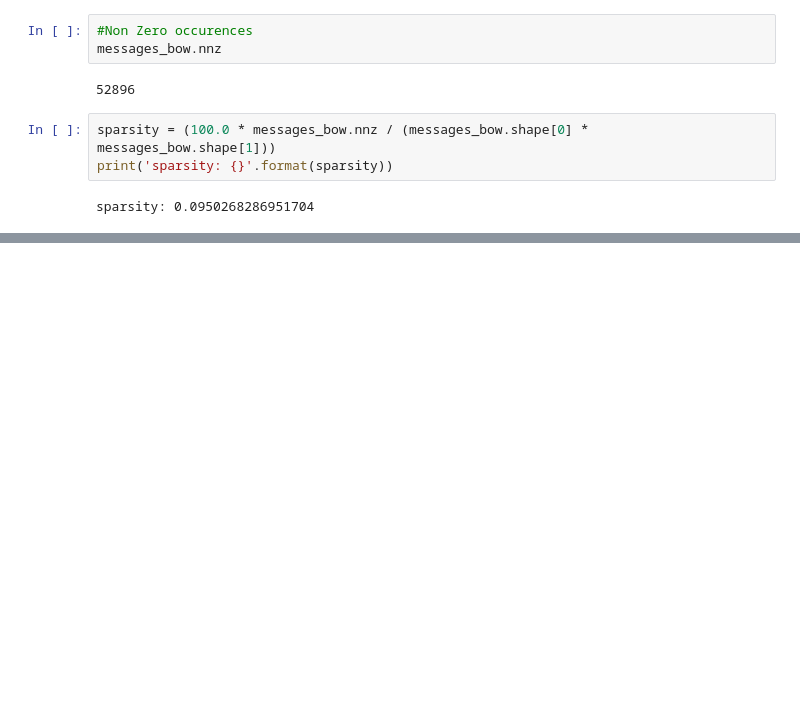
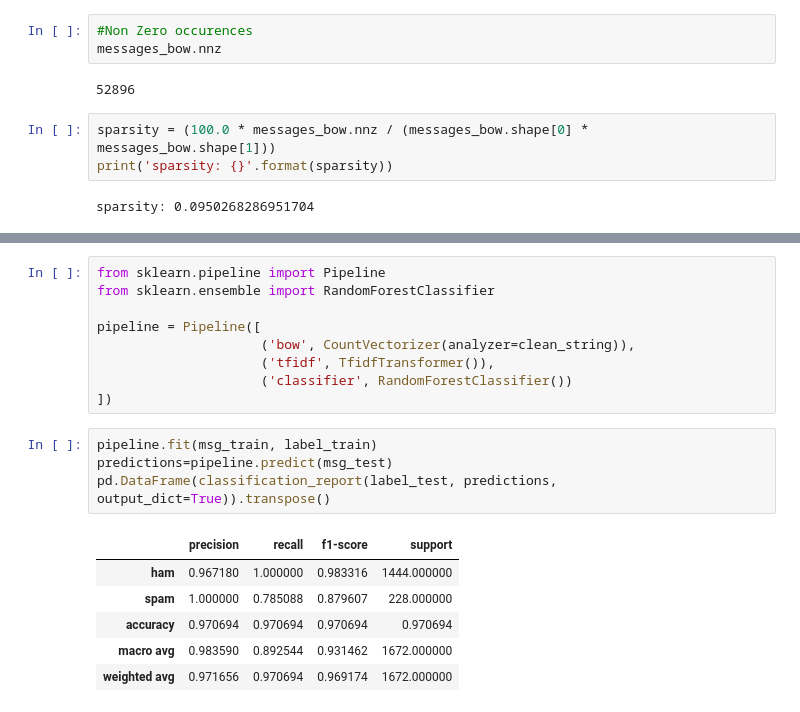
Before and after one commit to sku1978/sk-share-repo, a Jupyter notebook: ML/Natural Language Processing/spam-ham.ipynb, the cells around one changed output, grey strips where cells are left out. Saved outputs shown, nothing was run; the diff lists cells and outputs as text; blank space fills up the shorter version.

```diff
--- a/ML/Natural Language Processing/spam-ham.ipynb
+++ b/ML/Natural Language Processing/spam-ham.ipynb
@@ -239,0 +311,20 @@ tfid_transformer.idf_[bow_transformer.vocabulary_['mom']]
+# %%
+from sklearn.pipeline import Pipeline
+from sklearn.ensemble import RandomForestClassifier
+
+pipeline = Pipeline([
+                     ('bow', CountVectorizer(analyzer=clean_string)),
+                     ('tfidf', TfidfTransformer()),
+                     ('classifier', RandomForestClassifier())
+])
+# %%
+pipeline.fit(msg_train, label_train)
+predictions=pipeline.predict(msg_test)
+pd.DataFrame(classification_report(label_test, predictions, output_dict=True)).transpose()
+# %% [output]
+|  | precision | recall | f1-score | support |
+| ham | 0.967180 | 1.000000 | 0.983316 | 1444.000000 |
+| spam | 1.000000 | 0.785088 | 0.879607 | 228.000000 |
+| accuracy | 0.970694 | 0.970694 | 0.970694 | 0.970694 |
+| macro avg | 0.983590 | 0.892544 | 0.931462 | 1672.000000 |
+| weighted avg | 0.971656 | 0.970694 | 0.969174 | 1672.000000 |
```
Also changed, not shown: parts of 19 cells of this notebook.
